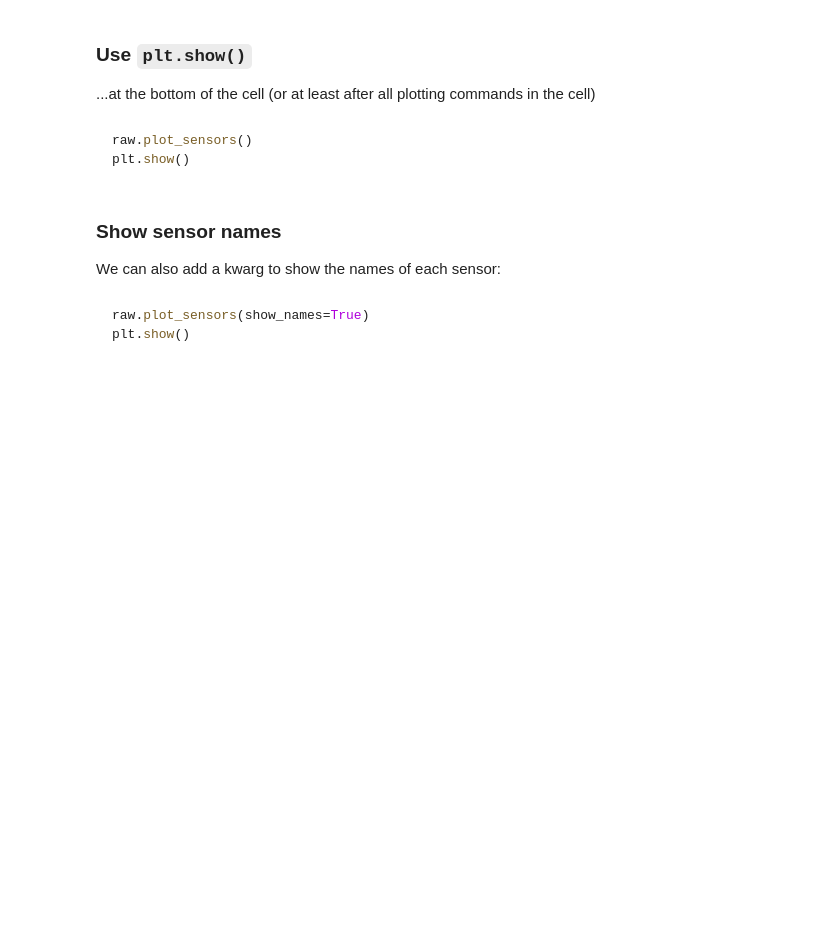
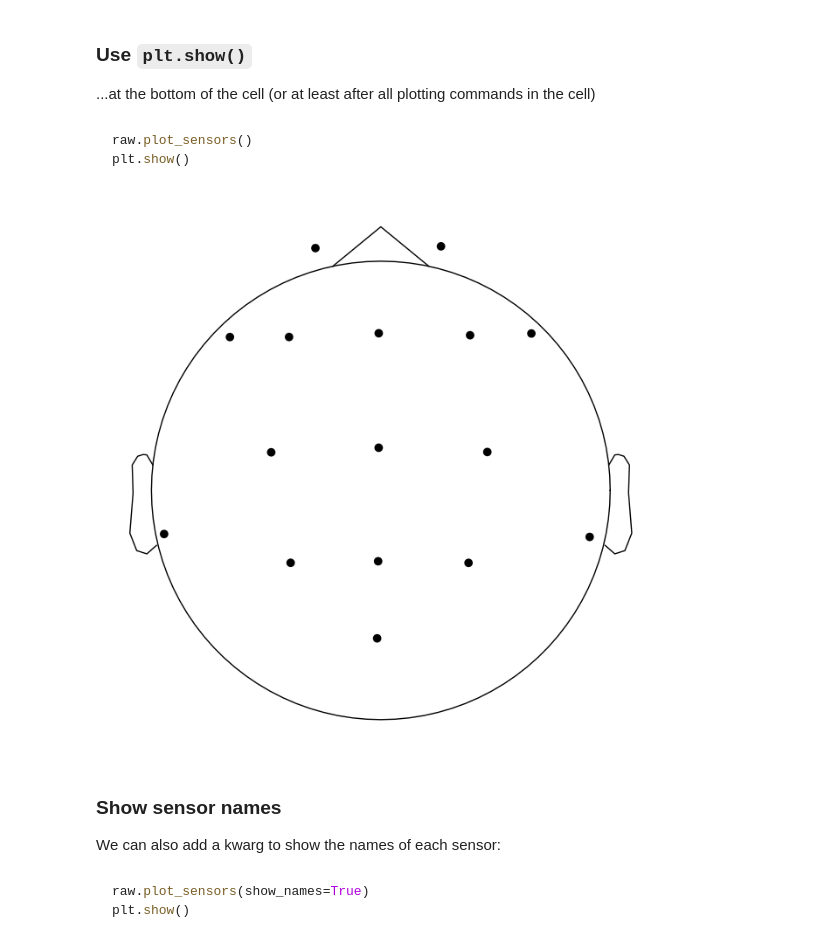
Before and after one commit to neurolawal/eeg, a Jupyter notebook: 1 - mne_data.ipynb, the cells around one changed output. Saved outputs shown, nothing was run; the diff lists cells and outputs as text; code cells hidden in the pictures; blank space fills up the shorter version.

```diff
--- a/1 - mne_data.ipynb
+++ b/1 - mne_data.ipynb
@@ -434,6 +485,11 @@ raw.plot_sensors();
 raw.plot_sensors()
 plt.show()
 ~~~
+# %%
+raw.plot_sensors()
+plt.show()
+# %% [output]
+[figure, added]
 # %% [markdown]
 ### Show sensor names
 We can also add a kwarg to show the names of each sensor:
```
Also changed, not shown: parts of 7 cells of this notebook.
